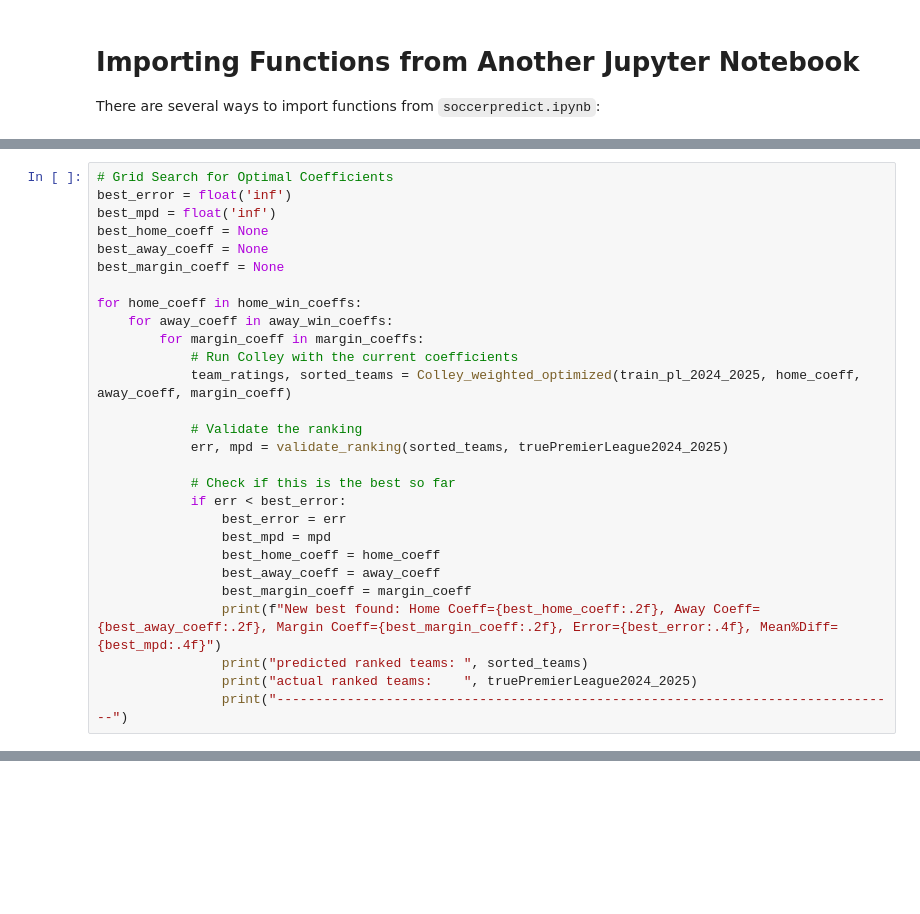
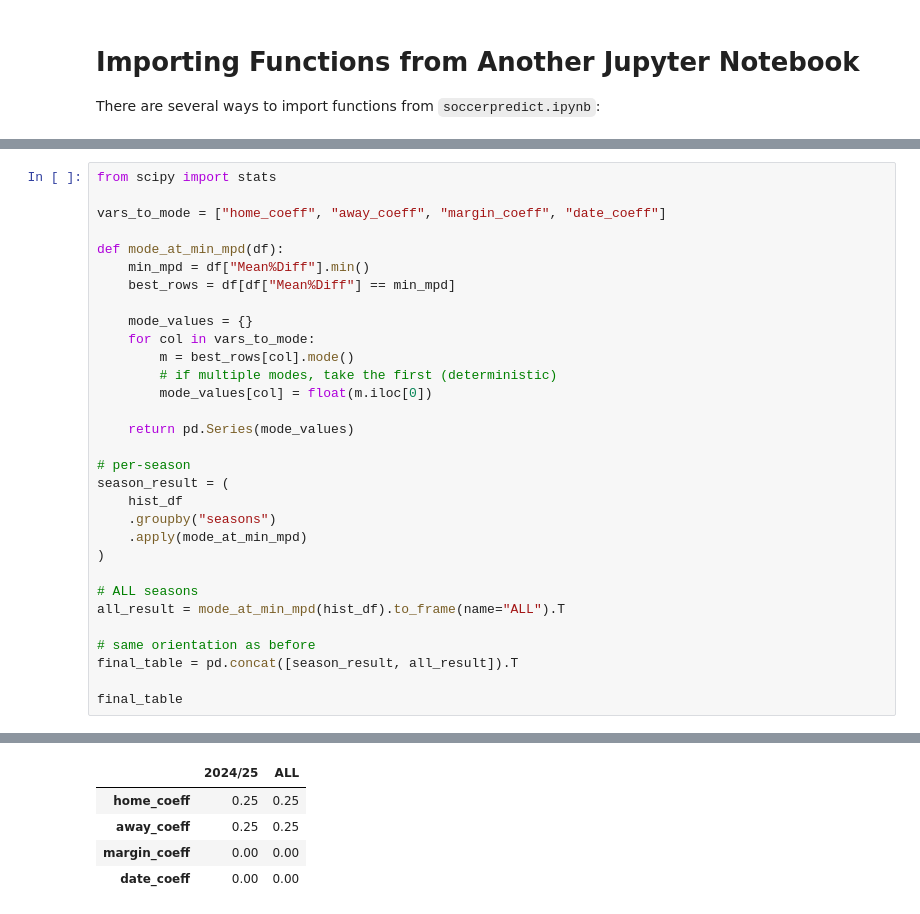
Before and after one commit to naksuu24/learn_scraping, a Jupyter notebook: main/premier_league.ipynb, the cells around one changed output, grey strips where cells are left out. Cells and saved outputs as stored; diff of their text form; blank space fills up the shorter version.

```diff
--- a/main/premier_league.ipynb
+++ b/main/premier_league.ipynb
@@ -129,29 +154,32 @@ power
 # %%
-# Grid Search for Optimal Coefficients
-best_error = float('inf')
-best_mpd = float('inf')
-best_home_coeff = None
-best_away_coeff = None
-best_margin_coeff = None
+from scipy import stats
 
-for home_coeff in home_win_coeffs:
-    for away_coeff in away_win_coeffs:
-        for margin_coeff in margin_coeffs:
-            # Run Colley with the current coefficients
-            team_ratings, sorted_teams = Colley_weighted_optimized(train_pl_2024_2025, home_coeff, away_coeff, margin_coeff)
+vars_to_mode = ["home_coeff", "away_coeff", "margin_coeff", "date_coeff"]
 
-            # Validate the ranking
-            err, mpd = validate_ranking(sorted_teams, truePremierLeague2024_2025)
+def mode_at_min_mpd(df):
+    min_mpd = df["Mean%Diff"].min()
+    best_rows = df[df["Mean%Diff"] == min_mpd]
 
-            # Check if this is the best so far
-            if err < best_error:
-                best_error = err
-                best_mpd = mpd
-                best_home_coeff = home_coeff
-                best_away_coeff = away_coeff
-                best_margin_coeff = margin_coeff
-                print(f"New best found: Home Coeff={best_home_coeff:.2f}, Away Coeff={best_away_coeff:.2f}, Margin Coeff={best_margin_coeff:.2f}, Error={best_error:.4f}, Mean%Diff={best_mpd:.4f}")
-                print("predicted ranked teams: ", sorted_teams)
-                print("actual ranked teams:    ", truePremierLeague2024_2025)
-                print("--------------------------------------------------------------------------------")
+    mode_values = {}
+    for col in vars_to_mode:
+        m = best_rows[col].mode()
+        # if multiple modes, take the first (deterministic)
+        mode_values[col] = float(m.iloc[0])
+
+    return pd.Series(mode_values)
+
+# per-season
+season_result = (
+    hist_df
+    .groupby("seasons")
+    .apply(mode_at_min_mpd)
+)
+
+# ALL seasons
+all_result = mode_at_min_mpd(hist_df).to_frame(name="ALL").T
+
+# same orientation as before
+final_table = pd.concat([season_result, all_result]).T
+
+final_table
 # %% [output]
@@ -178 +186,6 @@ actual ranked teams:     ['Liverpool', 'Arsenal', 'Manchester City', 'Chelsea',
+|  | 2024/25 | ALL |
+| home_coeff | 0.25 | 0.25 |
+| away_coeff | 0.25 | 0.25 |
+| margin_coeff | 0.00 | 0.00 |
+| date_coeff | 0.00 | 0.00 |
 # %%
```
Also changed, not shown: parts of 5 cells of this notebook, 13 other files.
